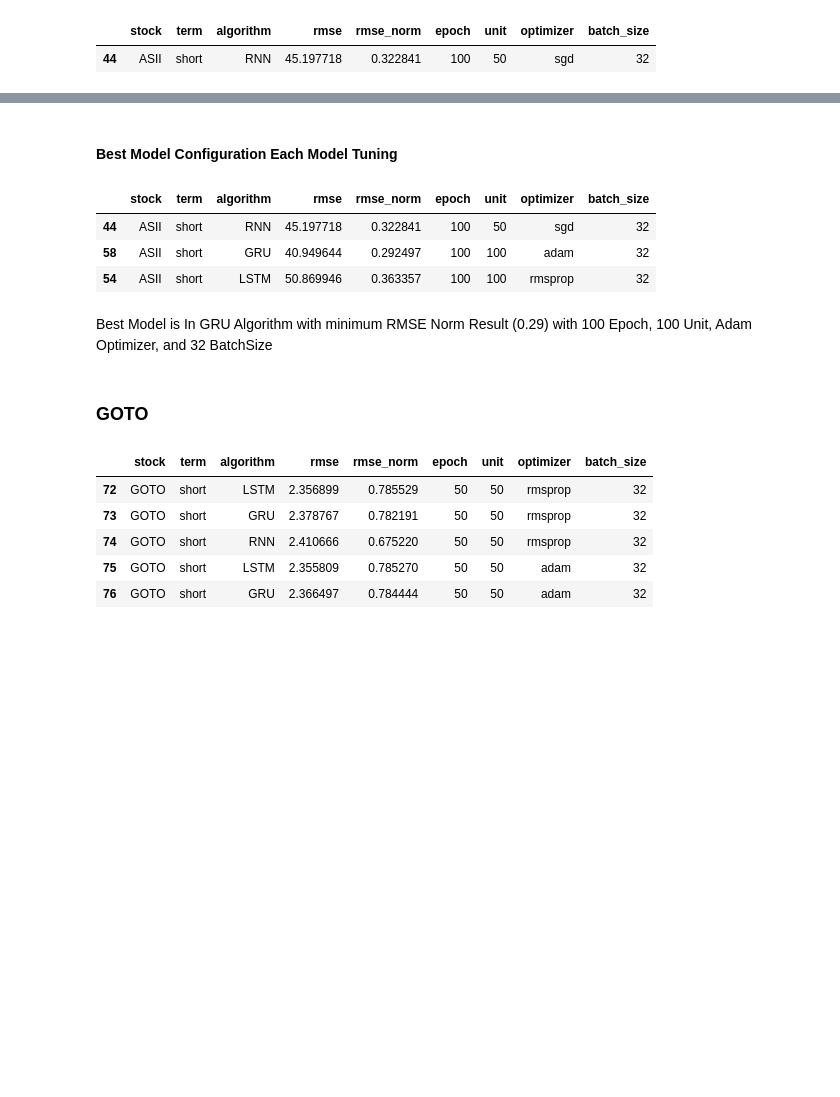
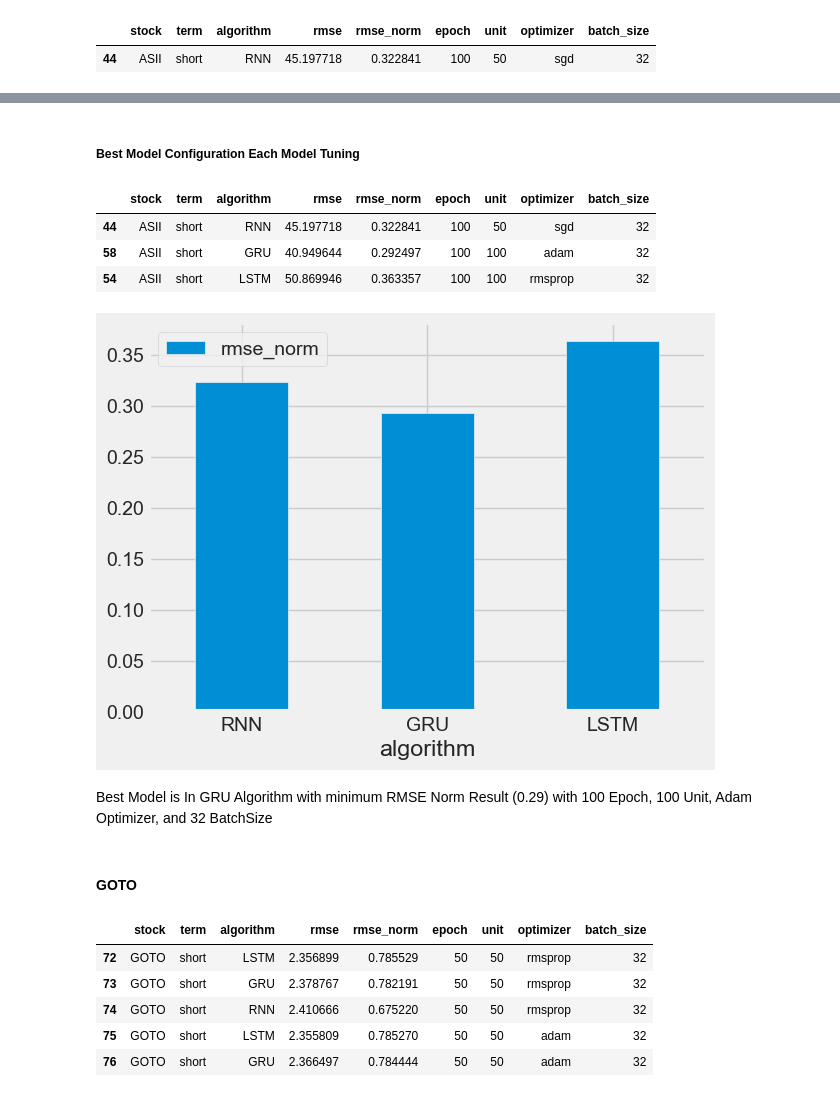
Before and after one commit to melikacandra/lstm_gru_rnn_price_predict, a Jupyter notebook: code_main/model_selector.ipynb, the cells around one changed output, grey strips where cells are left out. Cells and saved outputs as stored; diff of their text form; code cells hidden in the pictures; blank space fills up the shorter version.

Commit message:
ASII GOTO TUNING COMPLETED

```diff
--- a/code_main/model_selector.ipynb
+++ b/code_main/model_selector.ipynb
@@ -112,7 +114,7 @@ minimum_gru_asii
 # %% [output]
 0.29249745438936
 # %%
-minimum_config_gru_asii = data_asii_lstm[data_asii_lstm["rmse_norm"] == minimum_gru_asii]
+minimum_config_gru_asii = data_asii_gru[data_asii_gru["rmse_norm"] == minimum_gru_asii]
 minimum_config_gru_asii
 # %% [output]
 |  | stock | term | algorithm | rmse | rmse_norm | epoch | unit | optimizer | batch_size |
@@ -158,4 +160,4 @@ plt.show()
 # %% [markdown]
-#### Best Model Configuration Each Model Tuning
+##### Best Model Configuration Each Model Tuning
 # %%
 data_tuning_short_asii = pd.concat([minimum_config_rnn_asii, minimum_config_gru_asii, minimum_config_lstm_asii])
@@ -164,10 +167,14 @@ data_tuning_short_asii = pd.concat([minimum_config_rnn_asii, minimum_config_gru_
 | 44 | ASII | short | RNN | 45.197718 | 0.322841 | 100 | 50 | sgd | 32 |
 | 58 | ASII | short | GRU | 40.949644 | 0.292497 | 100 | 100 | adam | 32 |
 | 54 | ASII | short | LSTM | 50.869946 | 0.363357 | 100 | 100 | rmsprop | 32 |
+# %%
+bar_asii_tuning_short = data_tuning_short_asii.plot.bar(x='algorithm', y=['rmse_norm'], rot=0)
+# %% [output]
+[figure, added]
 # %% [markdown]
 Best Model is In GRU Algorithm with minimum RMSE Norm Result (0.29) with 100 Epoch, 100 Unit, Adam Optimizer, and 32 BatchSize
 # %% [markdown]
-### GOTO
+#### GOTO
 # %%
 data_goto = df_short_res[df_short_res["stock"] == "GOTO"]
 data_goto.head()
```
Also changed, not shown: parts of 41 cells of this notebook, 10 other files.
